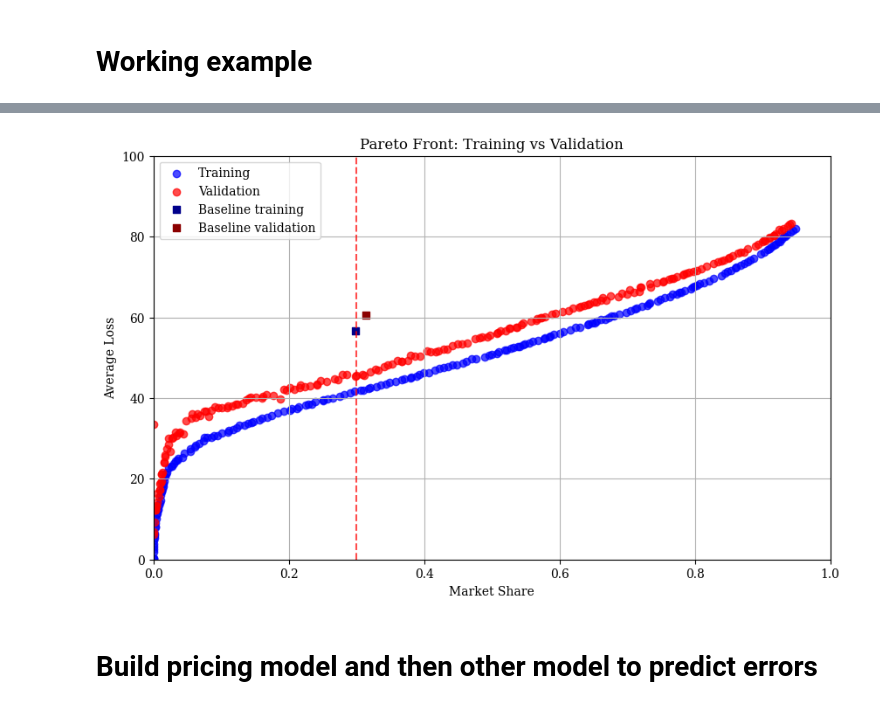
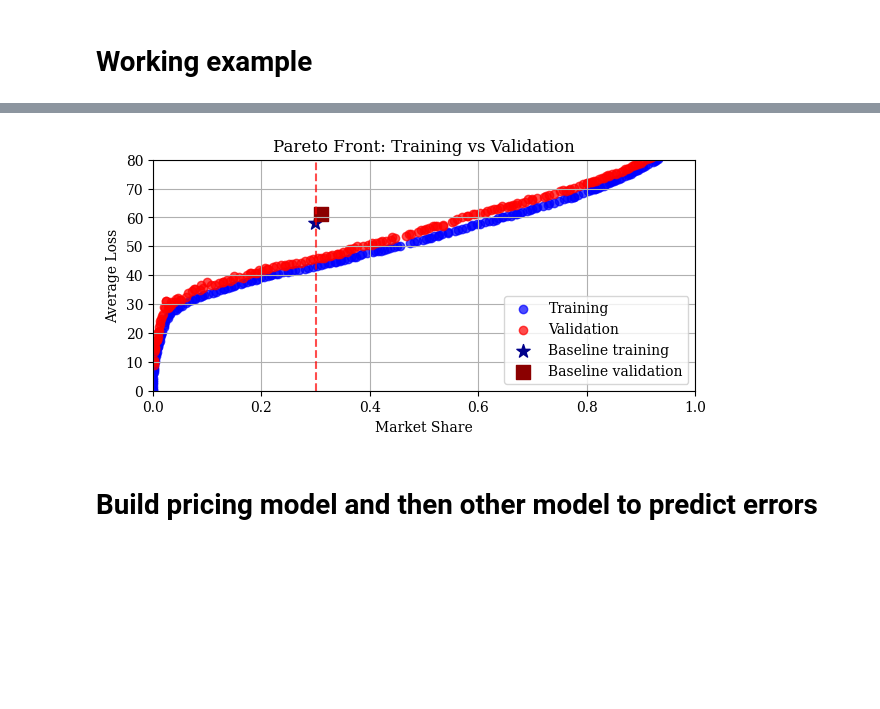
Before and after one commit to paa27/auto-insurance, a Jupyter notebook: notebooks/exploratory/exploratory_analysis_2.ipynb, the cells around one changed output, grey strips where cells are left out. Cells and saved outputs as stored; diff of their text form; code cells hidden in the pictures; blank space fills up the shorter version.

```diff
--- a/notebooks/exploratory_analysis_2.ipynb
+++ b/notebooks/exploratory/exploratory_analysis_2.ipynb
@@ -99,11 +83,10 @@ X_val = val_processed.drop(['quote_id', 'competitor_lowest_price', 'number_of_co
 y_val = val_processed['competitor_lowest_price']
 # %%
 quantiles = np.linspace(0.05, 0.95, 19)
-quantiles = [0.7]
 
 # Train model
 pricing_model = model.PricingModel(quantiles=quantiles)
-pricing_model.xgb_params['max_depth'] = 4
+pricing_model.xgb_params['max_depth'] = 5
 pricing_model.xgb_params['learning_rate'] = 0.05
-pricing_model._train_base_models(X_train, y_train, X_val, y_val)
+pricing_model.train_base_models(X_train, y_train, X_val, y_val)
 # %% [output]
@@ -448,8 +528,8 @@ PARAMETER_NAMES = [ "pred_quantile",
 class PricingOptimizationProblem(Problem):
     def __init__(self, pricing_model, X_train, y_train):
         super().__init__(n_var=6, n_obj=2, n_constr=0,
-                          xl=np.array([0.05, 0.05, 0.05, -0.1,  0.1, 0]),
-                          xu=np.array([0.95, 0.95, 0.95, 0.1, 0.8, 0.1]))
+                          xl=np.array([0.05, 0.05, 0.05, 0.05, 0.05, -2]),
+                          xu=np.array([0.95, 0.95, 0.95, 0.95, 0.95, 2]))
         self.pricing_model = pricing_model
         self.X_train = X_train
         self.y_train = y_train
@@ -465,12 +545,12 @@ class PricingOptimizationProblem(Problem):
 
         for i, params in enumerate(x):
             (
-            pred_quantile,
+            pred_quantile_low,
+            pred_quantile_high,
+            cut_pred_quantile,
             upper_quantile,
             lower_quantile,
-            prop_pred_quantile,
-            spread_norm_mean,
-            spread_norm_width
+            spread_norm_switch
             ) = params
 
             upper_prices = interp_pred_from_precomputed(self.predictions, upper_quantile)
@@ -479,22 +559,16 @@ class PricingOptimizationProblem(Problem):
             spread = upper_prices - lower_prices
             # Handle division by zero by checking if spread.max() is zero
             if spread.max() > 0:
-                spread_norm = spread/spread.max()
+                spread_norm = (spread-spread.mean())/spread.std()
             else:
                 spread_norm = np.zeros_like(spread)
 
-            success_probabilities = sigmoid_01_mapping(spread_norm, midpoint=spread_norm_mean,
-                                                       width=spread_norm_width)
+            quantiles_to_iterpolate = np.ones(len(spread_norm))*pred_quantile_low
+            quantiles_to_iterpolate[spread_norm > cut_pred_quantile] = pred_quantile_high
+            quantiles_to_iterpolate = np.clip(quantiles_to_iterpolate, 0.05, 0.95)
+            adjusted_prices = self.matrix_interpolator.interpolate(quantiles_to_iterpolate)
 
-            success_probabilities = np.clip(success_probabilities, 0.05, 0.95)
-
-            quantiles_to_interpolate = pred_quantile + prop_pred_quantile*spread_norm
-            quantiles_to_interpolate = np.clip(quantiles_to_interpolate, 0.05, 0.95)
-            adjusted_prices = self.matrix_interpolator.interpolate(quantiles_to_interpolate)
-
-            # Generate Bernoulli trials based on these probabilities
-            bernoulli_trials = np.random.binomial(n=1, p=success_probabilities)
-            adjusted_prices = adjusted_prices + 1e6*(bernoulli_trials == 1)
+            adjusted_prices = adjusted_prices + 1e6*(spread_norm > spread_norm_switch)
 
             # Calculate metrics
             avg_loss, market_share = utils.metrics(adjusted_prices, self.y_train)
@@ -724,22 +790,22 @@ out_val = {"F": val_f_values}
 validation_problem._evaluate(res.X, out_val)
 # %%
 # Plot Pareto fronts for both training and validation
-plt.figure(figsize=(10, 6))
+plt.figure(figsize=(7, 3))
 plt.scatter(-res.F[:, 1], res.F[:, 0], label='Training', alpha=0.7, color='blue')
 plt.scatter(-out_val["F"][:, 1], out_val["F"][:, 0], label='Validation', alpha=0.7, color='red')
 plt.xlabel('Market Share')
 plt.ylabel('Average Loss')
 plt.title('Pareto Front: Training vs Validation')
 plt.axvline(x=0.3, color='red', linestyle='--', alpha=0.7)
-plt.scatter(market_share_train, avg_loss_train, color='darkblue', label='Baseline training', marker='s')
-plt.scatter(market_share_val, avg_loss_val, color='darkred', label='Baseline validation', marker='s')
-plt.ylim(0, 100)
+plt.scatter(market_share_train, avg_loss_train, color='darkblue', label='Baseline training', marker='*', s=100)
+plt.scatter(market_share_val, avg_loss_val, color='darkred', label='Baseline validation', marker='s', s=100)
+plt.ylim(0, 80)
 plt.xlim(0, 1)
 plt.legend()
 plt.grid(True)
 plt.show()
 # %% [output]
-[figure, old version]
+[figure, new version]
 # %% [markdown]
 # Build pricing model and then other model to predict errors
 # %%
```
Also changed, not shown: parts of 17 cells of this notebook, 6 other files.
